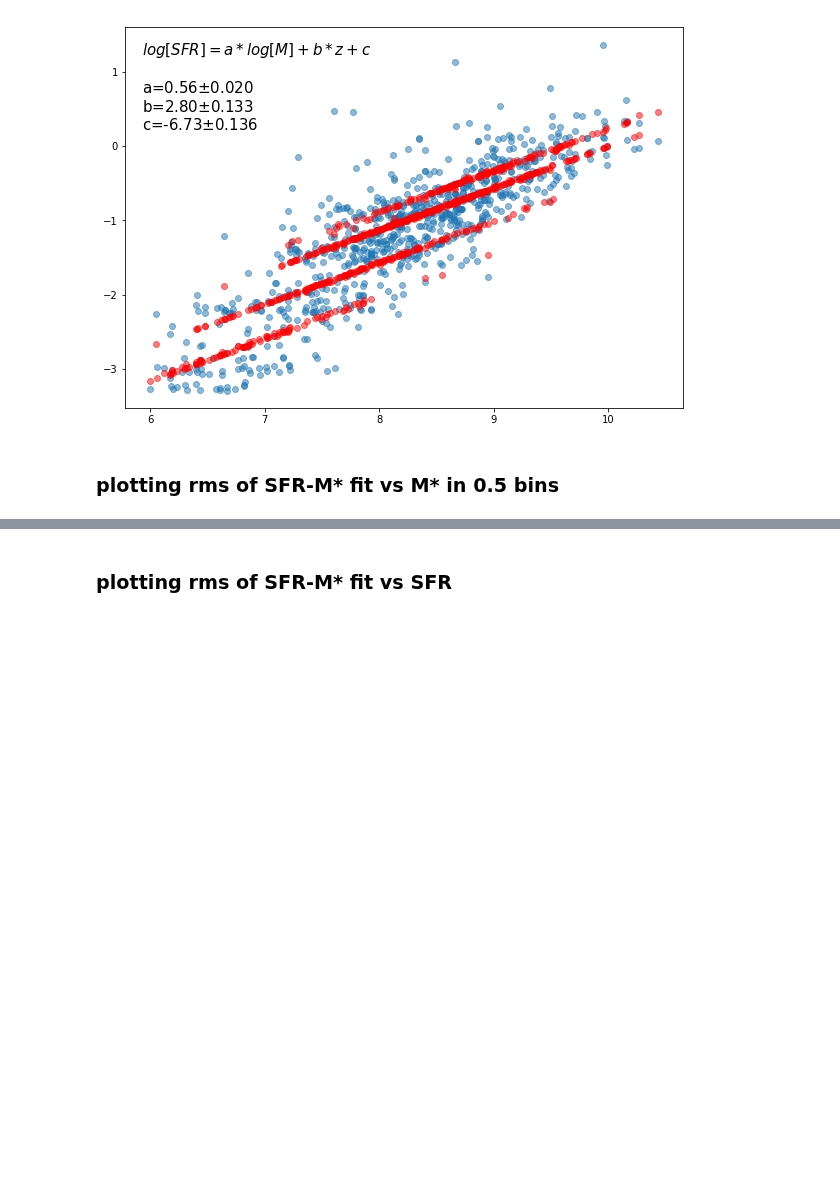
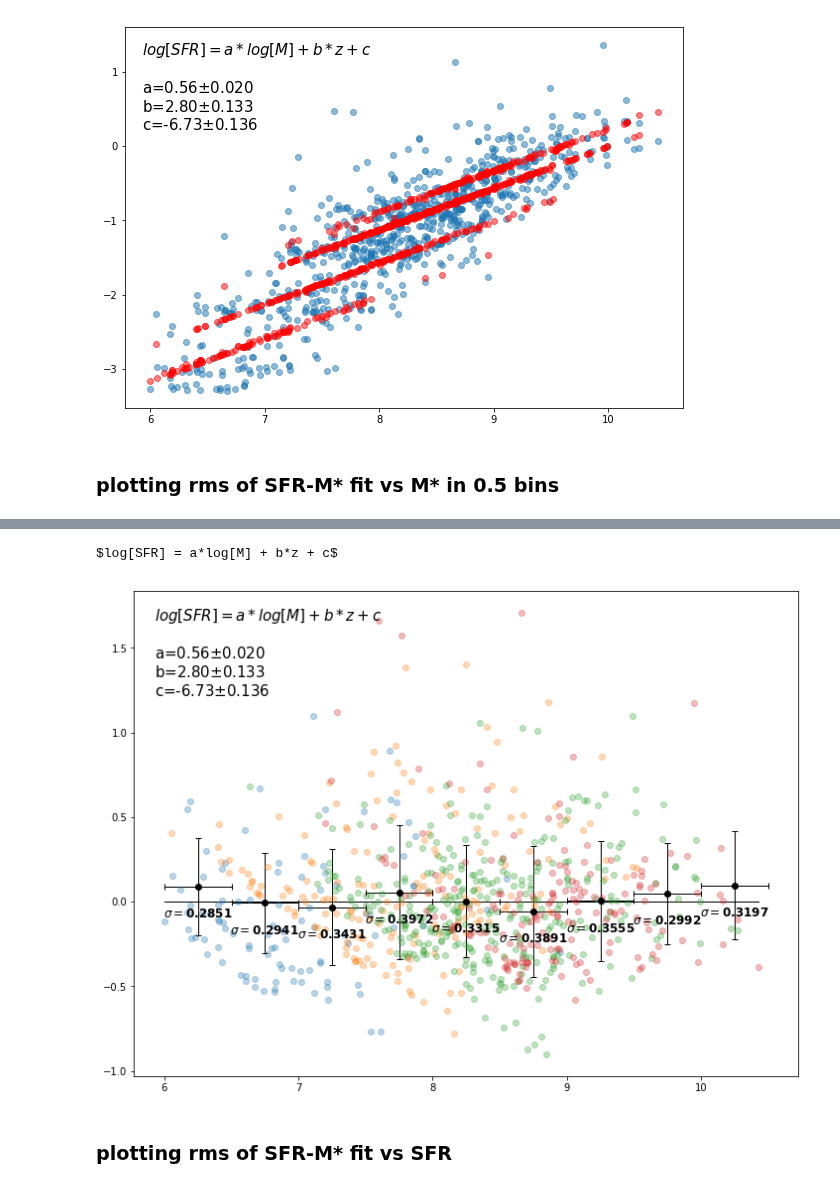
Before and after one commit to kaitshin/LowM_MainSequence, a Jupyter notebook: dispersion_fiddling.ipynb, the cells around one changed output, grey strips where cells are left out. Drawn from its saved outputs; the diff is of its cells as text; code cells hidden in the pictures; blank space fills up the shorter version.

```diff
--- a/dispersion_fiddling.ipynb
+++ b/dispersion_fiddling.ipynb
@@ -264,3 +245,49 @@ array([ 0.10126719,  0.09542177,  0.32082919, ...,  0.42115138,
+# %%
+cwheel = [np.array(mpl.rcParams['axes.prop_cycle'])[x]['color'] for x in range(4)]
+f, ax = plt.subplots(1,1)
+
+guess = (0.8,1, -7)
+func = func0
+eqn_str = eqn0
+
+print eqn_str
+ax.plot(smass0, np.zeros(len(smass0)), 'k-')
+
+sfrs_plot = np.array([])
+
+params, pcov = optimize.curve_fit(func, data00, sfrs00, guess, method='trf')
+perr = np.sqrt(np.diag(pcov))
+sfrs_plot = sfrs00 - func(data00, *params)
+ax.text(0.03,0.97,eqn_str+
+    '\n\na='+'{:.2f}'.format(params[0])+r'$\pm$'+'{:.3f}'.format(np.sqrt(np.diag(pcov))[0])+
+    '\nb='+'{:.2f}'.format(params[1])+r'$\pm$'+'{:.3f}'.format(np.sqrt(np.diag(pcov))[1])+
+    '\nc='+'{:.2f}'.format(params[2])+r'$\pm$'+'{:.3f}'.format(np.sqrt(np.diag(pcov))[2]),
+    transform=ax.transAxes,fontsize=15,ha='left',va='top')
+
+    #     ax.plot(smass0, sfrs_plot, 'o', alpha=0.5)
+for ff,cc,ll in zip(['NB7', 'NB816', 'NB921', 'NB973'], cwheel, ['NB704,NB711', 'NB816', 'NB921', 'NB973']):
+    filt_match = np.array([x for x in range(len(filts99)) if ff in filts99[x]])
+    ax.plot(smass0[filt_match], sfrs_plot[filt_match], 'o', color=cc, alpha=0.3, label=ll)
+
+#     plt.xlabel('M')
+#     plt.ylabel('sigma_rms')
+#     plt.legend(loc='best')
+
+for i in range(len(mbins0)):
+    bin_match = np.where(bin_ii == i)[0]
+    ax.plot(mbins0[i], np.mean(sfrs_plot[bin_match]), 'ko')
+    ax.errorbar(mbins0[i], np.mean(sfrs_plot[bin_match]), xerr=0.25, yerr=np.std(sfrs_plot[bin_match]),
+                capsize=3, color='k')
+    ax.annotate(r'$\sigma=$'+str(np.round(np.std(sfrs_plot[bin_match]), 4)),
+                (mbins0[i], np.mean(sfrs_plot[bin_match])-0.2),
+                va='bottom', ha='center', fontsize=12, color='k', fontweight='bold')
+#         print 'bin dispersion:', mbins[i], '|', np.std(sfrs_plot[bin_match])
+
+f.set_size_inches(12,9)
+# f.tight_layout()
+# %% [output]
+$log[SFR] = a*log[M] + b*z + c$
+[figure, added]
 # %% [markdown]
 ### plotting rms of SFR-M\* fit vs SFR
 # %%
```
Also changed, not shown: parts of 14 cells of this notebook.
